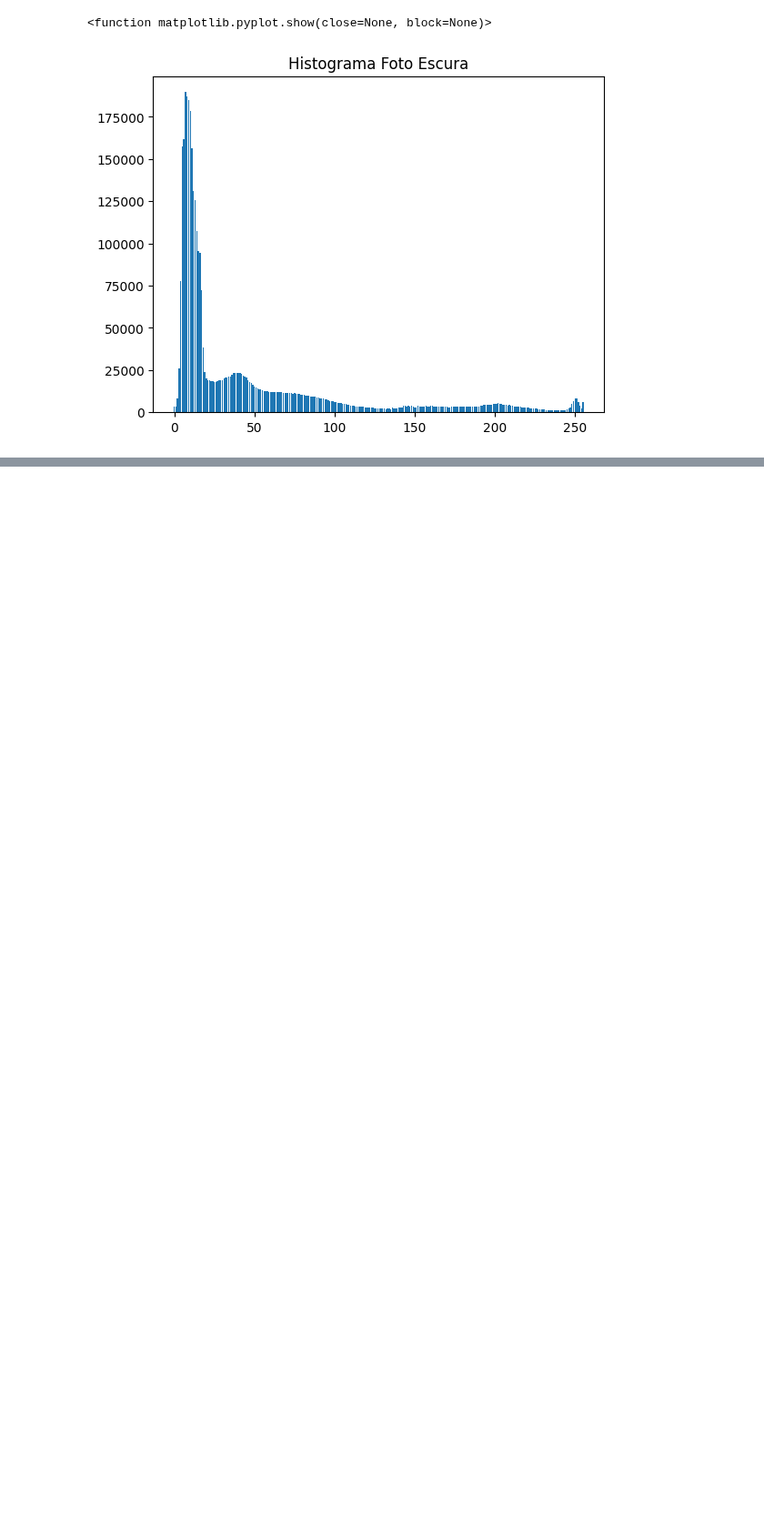
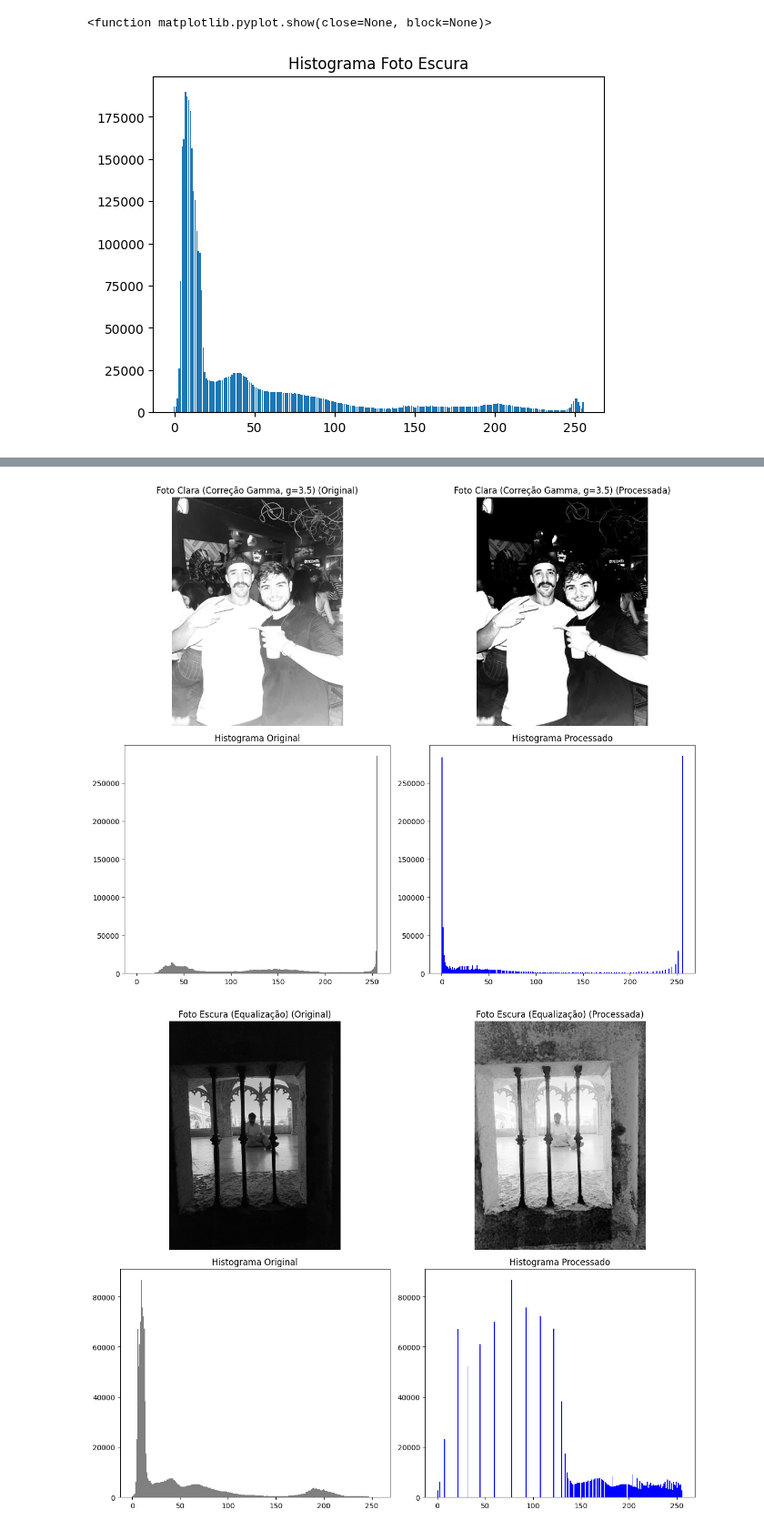
Before and after one commit to JoaoBaganha/disciplina_analise_processamento_imagens, a Jupyter notebook: exposicao_luz_imagens/projeto_exposicao_fotos (1).ipynb, the cells around one changed output, grey strips where cells are left out. Shown at 91% size. Cells and saved outputs as stored; diff of their text form; code cells hidden in the pictures; blank space fills up the shorter version.

Commit message:
[ADD] Adicionando comparação dos histogramas

```diff
--- a/exposicao_luz_imagens/projeto_exposicao_fotos (1).ipynb
+++ b/exposicao_luz_imagens/projeto_exposicao_fotos (1).ipynb
@@ -125,0 +130,44 @@ plt.show
+# %%
+import numpy as np
+import cv2
+import matplotlib.pyplot as plt
+
+# --- Foto Clara: Correção Gamma forte para escurecer e equilibrar sombras (g > 1) ---
+gamma_clara = 3.5
+tabela_clara = np.array([((i / 255.0) ** gamma_clara) * 255 for i in np.arange(0, 256)]).astype("uint8")
+foto_clara_corrigida = cv2.LUT(foto_exposicao_clara_gray, tabela_clara)
+
+# --- Foto Escura: Equalização de Histograma ---
+foto_escura_corrigida = cv2.equalizeHist(foto_exposicao_escura_gray)
+
+# --- Função para plotar antes/depois lado a lado com os histogramas ---
+def plot_comparacao(original, corrigida, titulo):
+    fig, axes = plt.subplots(2, 2, figsize=(12, 10))
+
+    # Imagem Original
+    axes[0, 0].imshow(original, cmap='gray')
+    axes[0, 0].set_title(f'{titulo} (Original)')
+    axes[0, 0].axis('off')
+
+    # Imagem Corrigida
+    axes[0, 1].imshow(corrigida, cmap='gray')
+    axes[0, 1].set_title(f'{titulo} (Processada)')
+    axes[0, 1].axis('off')
+
+    # Histograma Original
+    axes[1, 0].hist(original.ravel(), bins=256, range=[0, 256], color='gray')
+    axes[1, 0].set_title('Histograma Original')
+
+    # Histograma Corrigido
+    axes[1, 1].hist(corrigida.ravel(), bins=256, range=[0, 256], color='blue')
+    axes[1, 1].set_title('Histograma Processado')
+
+    plt.tight_layout()
+    plt.show()
+
+# Apresentando os resultados corrigidos
+plot_comparacao(foto_exposicao_clara_gray, foto_clara_corrigida, f'Foto Clara (Correção Gamma, g={gamma_clara})')
+plot_comparacao(foto_exposicao_escura_gray, foto_escura_corrigida, 'Foto Escura (Equalização)')
+# %% [output]
+[figure, added]
+[figure, added]
```
Also changed, not shown: parts of 2 cells of this notebook.
